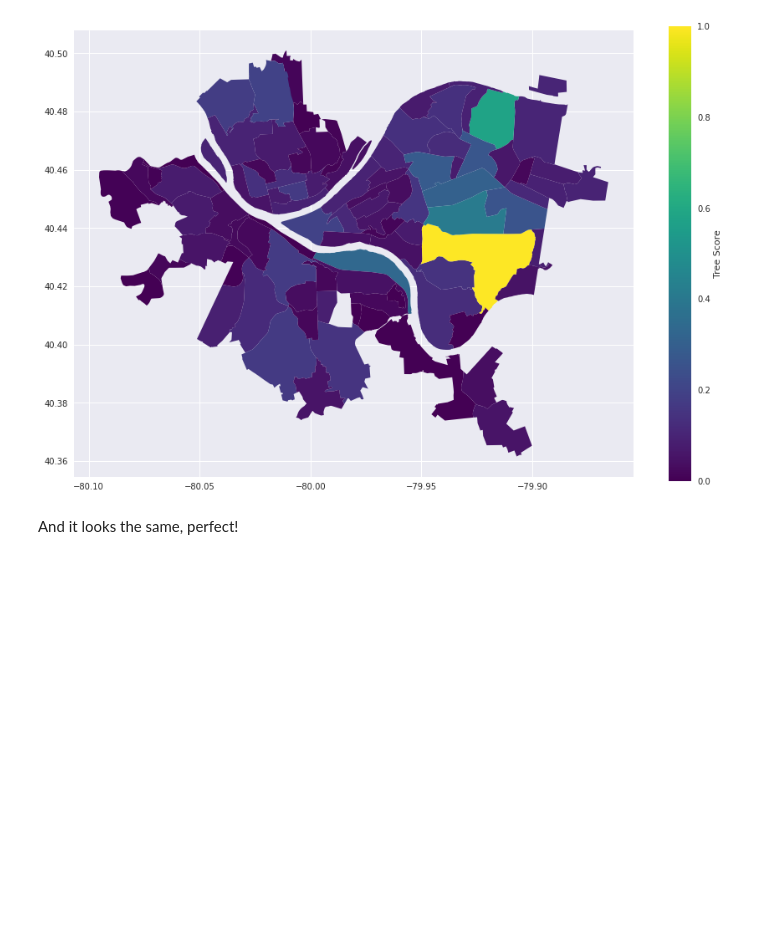
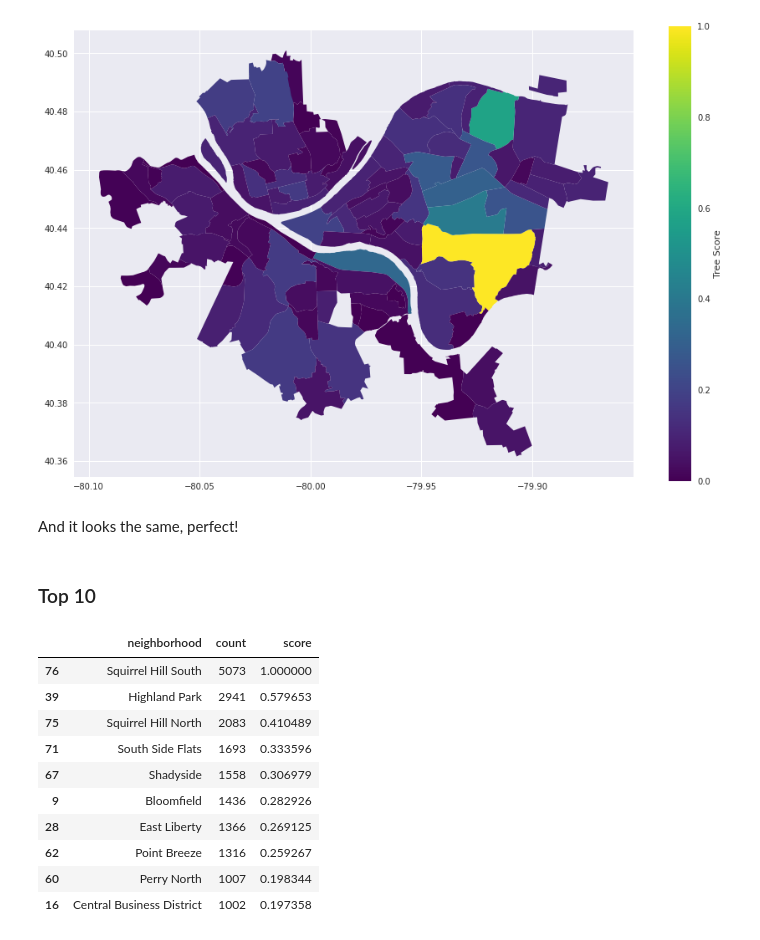
Before and after one commit to ocilical/big-ideas-final, a Jupyter notebook: Henry-Personal.ipynb, the cells around one changed output. Saved outputs shown, nothing was run; the diff lists cells and outputs as text; code cells hidden in the pictures; blank space fills up the shorter version.

```diff
--- a/Henry-Personal.ipynb
+++ b/Henry-Personal.ipynb
@@ -85,3 +80,19 @@ treeMap2.plot(column="score",
 [figure]
 # %% [markdown]
 And it looks the same, perfect!
+# %% [markdown]
+### Top 10
+# %%
+treeCounts.sort_values(by="count", ascending=False).head(10)
+# %% [output]
+|  | neighborhood | count | score |
+| 76 | Squirrel Hill South | 5073 | 1.000000 |
+| 39 | Highland Park | 2941 | 0.579653 |
+| 75 | Squirrel Hill North | 2083 | 0.410489 |
+| 71 | South Side Flats | 1693 | 0.333596 |
+| 67 | Shadyside | 1558 | 0.306979 |
+| 9 | Bloomfield | 1436 | 0.282926 |
+| 28 | East Liberty | 1366 | 0.269125 |
+| 62 | Point Breeze | 1316 | 0.259267 |
+| 60 | Perry North | 1007 | 0.198344 |
+| 16 | Central Business District | 1002 | 0.197358 |
```
Also changed, not shown: parts of 3 cells of this notebook, 5 other files.
